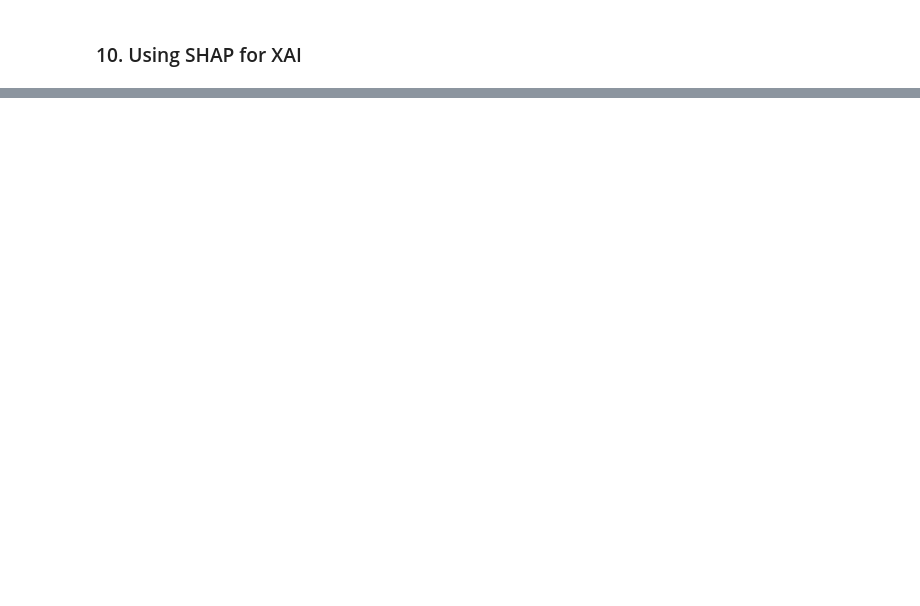
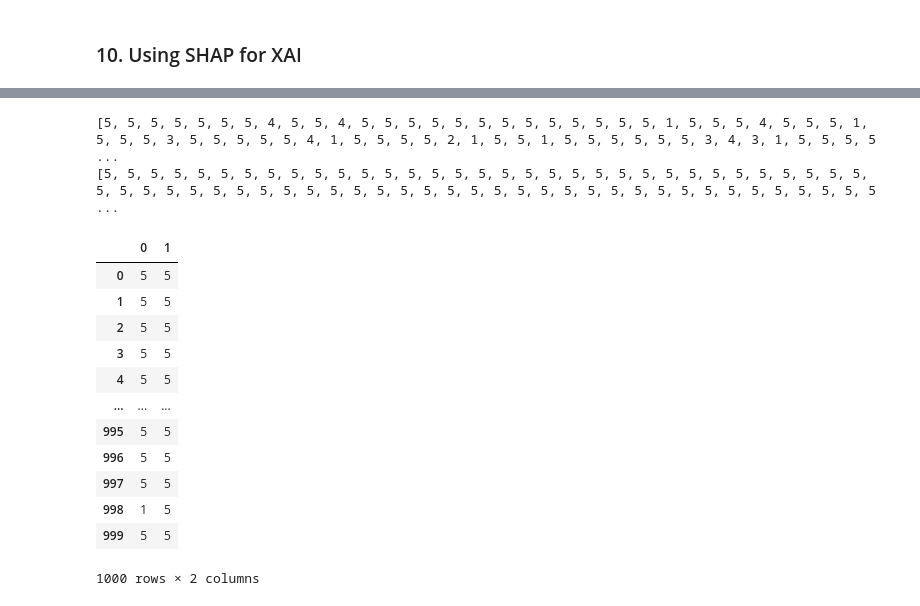
Before and after one commit to mystous/MDSM_ResNetbased, a Jupyter notebook: MDSMResnet_Various_Hyperparameter_noshap.ipynb, the cells around one changed output, grey strips where cells are left out. Saved outputs shown, nothing was run; the diff lists cells and outputs as text; code cells hidden in the pictures; blank space fills up the shorter version.

```diff
--- a/MDSMResnet_Various_Hyperparameter_noshap.ipynb
+++ b/MDSMResnet_Various_Hyperparameter_noshap.ipynb
@@ -694,0 +704,39 @@ hyperparameter_str
+# %%
+prediction_result = []
+ground_trueth = []
+with torch.no_grad():
+    for data in valloader:
+        images, labels = data
+        images, labels = images.to('cuda'), labels.to('cuda')
+        outputs = net(images)
+
+        pred = outputs.data.max(1, keepdim=True)[1]
+        prediction_result.extend(torch.squeeze(pred).tolist())
+        ground_trueth.extend(torch.squeeze(labels).tolist())
+        #print(torch.squeeze(pred).tolist())
+
+print(prediction_result)
+print(ground_trueth)
+# %% [output]
+[5, 5, 5, 5, 5, 5, 5, 4, 5, 5, 4, 5, 5, 5, 5, 5, 5, 5, 5, 5, 5, 5, 5, 5, 1, 5, 5, 5, 4, 5, 5, 5, 1, 5, 5, 5, 3, 5, 5, 5, 5, 5, 4, 1, 5, 5, 5, 5, 2, 1, 5, 5, 1, 5, 5, 5, 5, 5, 5, 3, 4, 3, 1, 5, 5, 5, 5 ...
+[5, 5, 5, 5, 5, 5, 5, 5, 5, 5, 5, 5, 5, 5, 5, 5, 5, 5, 5, 5, 5, 5, 5, 5, 5, 5, 5, 5, 5, 5, 5, 5, 5, 5, 5, 5, 5, 5, 5, 5, 5, 5, 5, 5, 5, 5, 5, 5, 5, 5, 5, 5, 5, 5, 5, 5, 5, 5, 5, 5, 5, 5, 5, 5, 5, 5, 5 ...
+# %%
+results_csv = np.stack([prediction_result, ground_trueth], 1)
+# %%
+results_df = pd.DataFrame(results_csv)
+# %%
+results_df
+# %% [output]
+|  | 0 | 1 |
+| 0 | 5 | 5 |
+| 1 | 5 | 5 |
+| 2 | 5 | 5 |
+| 3 | 5 | 5 |
+| 4 | 5 | 5 |
+| ... | ... | ... |
+| 995 | 5 | 5 |
+| 996 | 5 | 5 |
+| 997 | 5 | 5 |
+| 998 | 1 | 5 |
+| 999 | 5 | 5 |
+1000 rows × 2 columns
```
Also changed, not shown: parts of 13 cells of this notebook, 5 other files.
